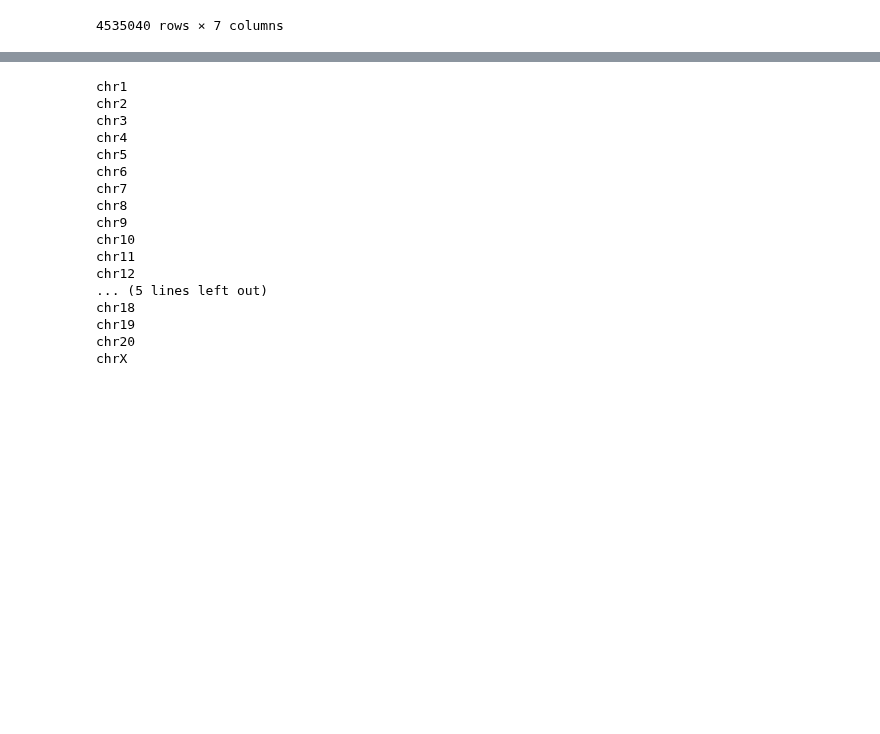
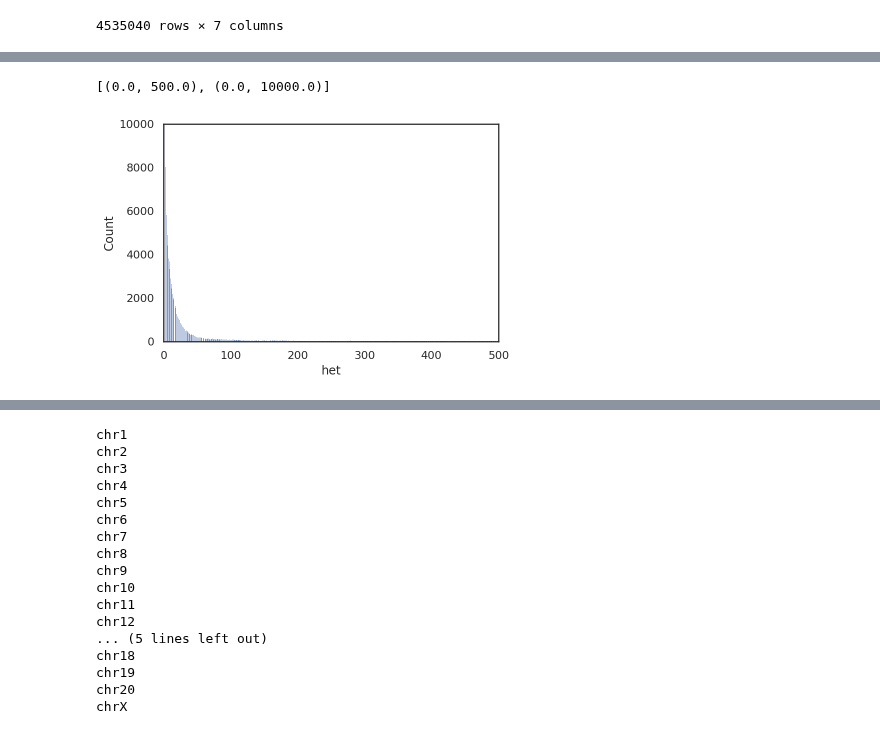
Before and after one commit to erikfogh/baboon_analysis, a Jupyter notebook: notebooks/Plotting_by_Species.ipynb, the cells around one changed output, grey strips where cells are left out. Drawn from its saved outputs; the diff is of its cells as text; code cells hidden in the pictures; blank space fills up the shorter version.

```diff
--- a/notebooks/Plotting_by_Species.ipynb
+++ b/notebooks/Plotting_by_Species.ipynb
@@ -142,0 +237,6 @@ het_df_trimmed
+# %%
+g = sns.histplot(data=male_windows, x="het")
+g.set(xlim=(0, 500), ylim=(0, 10000))
+# %% [output]
+[(0.0, 500.0), (0.0, 10000.0)]
+[figure, added]
```
Also changed, not shown: parts of 23 cells of this notebook, 6 other files.
